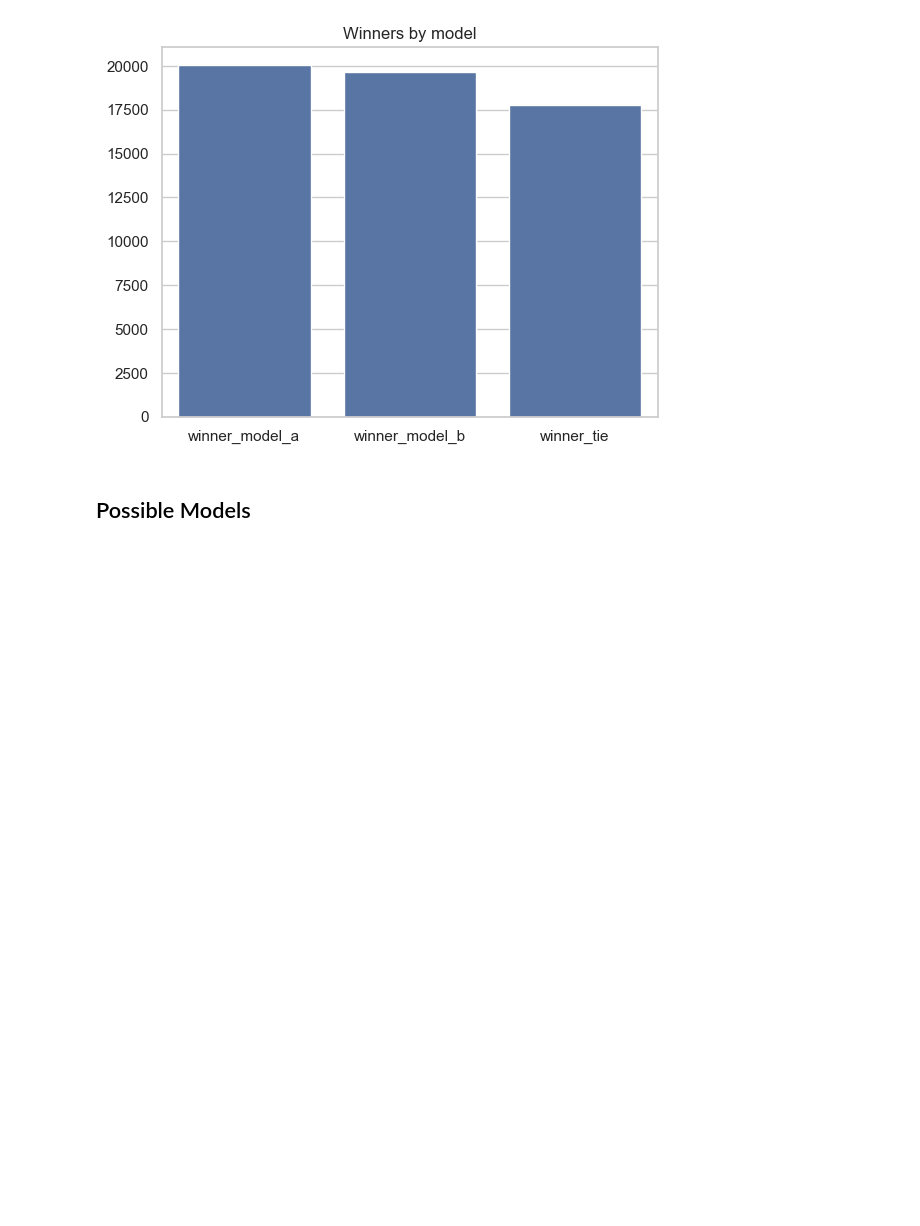
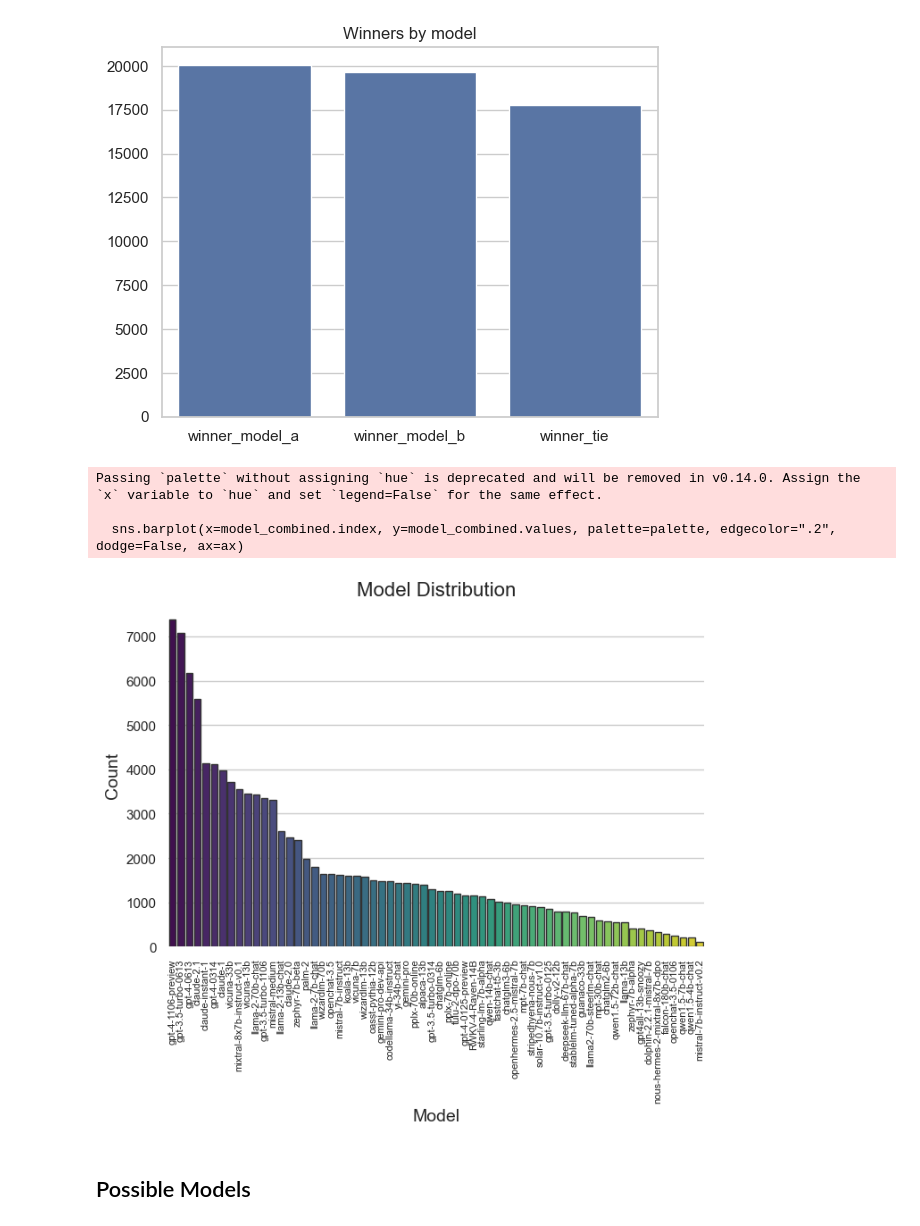
Before and after one commit to vector-b/lmsys, a Jupyter notebook: LMSYS.ipynb, the cells around one changed output. Drawn from its saved outputs; the diff is of its cells as text; code cells hidden in the pictures; blank space fills up the shorter version.

Commit message:
Added model distribution in LMSYS.ipynb

```diff
--- a/LMSYS.ipynb
+++ b/LMSYS.ipynb
@@ -24,6 +24,34 @@ plt.title('Winners by model')
 plt.show()
 # %% [output]
 [figure]
+# %%
+model_a = df['model_a'].value_counts()
+model_b = df['model_b'].value_counts()
+
+model_combined= model_a.add(model_b, fill_value=0).sort_values(ascending=False)
+# %%
+sns.set(style='whitegrid')
+fig, ax = plt.subplots(figsize=(10, 5))
+palette = sns.color_palette("viridis", len(model_combined))
+
+sns.barplot(x=model_combined.index, y=model_combined.values, palette=palette, edgecolor=".2", dodge=False, ax=ax)
+
+ax.set_title('Model Distribution', fontsize=16)
+ax.set_ylabel('Count', fontsize=14)
+ax.set_xlabel('Model', fontsize=14)
+
+plt.subplots_adjust(left=0.3)
+
+sns.despine(left=True, bottom=True)
+
+plt.xticks(rotation=90, fontsize=8)
+
+plt.show()
+# %% [output]
+Passing `palette` without assigning `hue` is deprecated and will be removed in v0.14.0. Assign the `x` variable to `hue` and set `legend=False` for the same effect.
+
+  sns.barplot(x=model_combined.index, y=model_combined.values, palette=palette, edgecolor=".2", dodge=False, ax=ax)
+[figure, added]
 # %% [markdown]
 ## Possible Models
 # %% [markdown]
```
Also changed, not shown: parts of 1 cell of this notebook.
